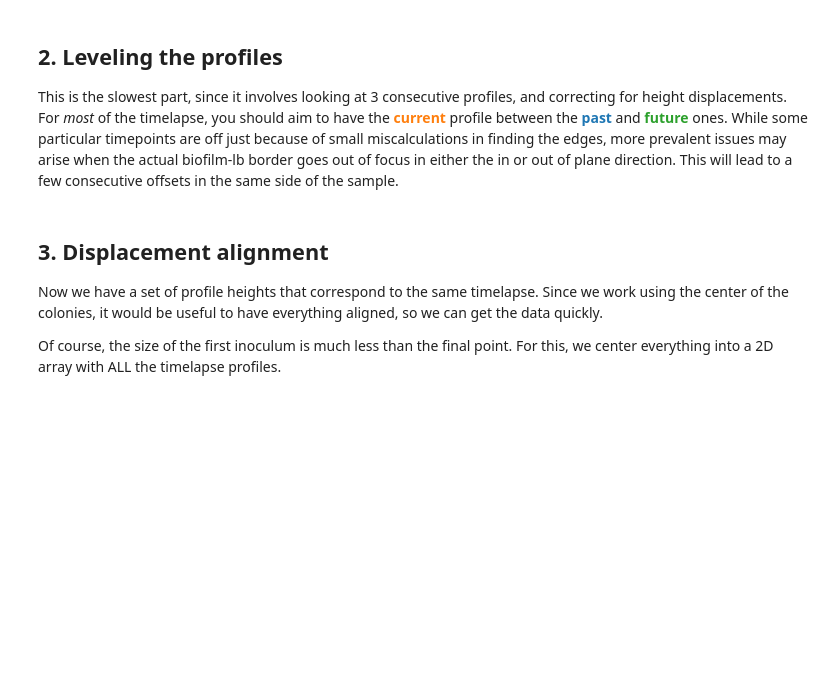
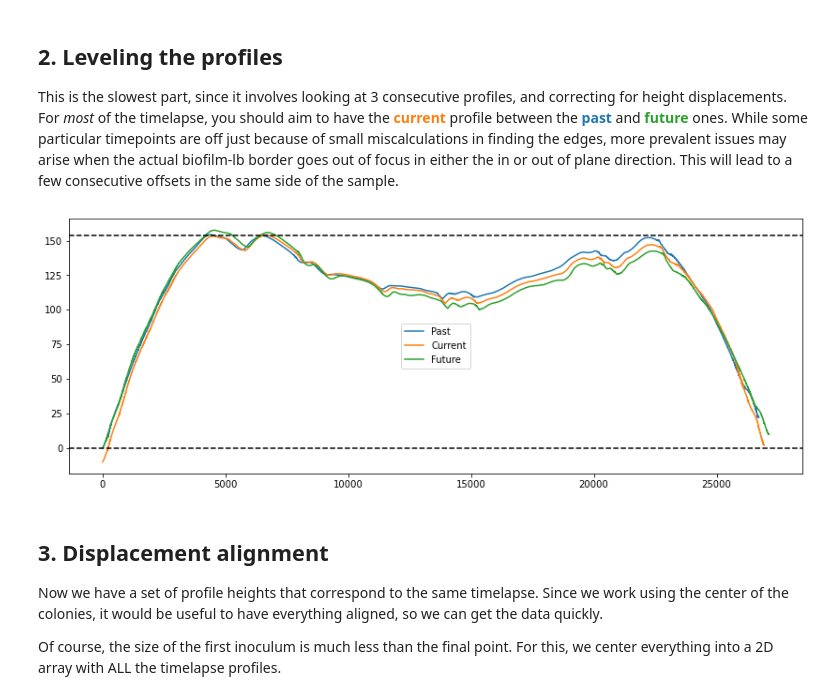
Before and after one commit to pbravoc/biofilm_surface_growth, a Jupyter notebook: data/clean_tutorial.ipynb, the cells around one changed output. Saved outputs shown, nothing was run; the diff lists cells and outputs as text; code cells hidden in the pictures; blank space fills up the shorter version.

```diff
--- a/data/clean_tutorial.ipynb
+++ b/data/clean_tutorial.ipynb
@@ -228,12 +235,14 @@ This is the slowest part, since it involves looking at 3 consecutive profiles, a
 While some particular timepoints are off just because of small miscalculations in finding the edges, more prevalent issues may arise when the actual biofilm-lb border goes out of focus in either the in or out of plane direction. This will lead to a few consecutive offsets in the same side of the sample.
 # %%
 #5
-i = 47
-#offsets[143,1] =
+i = 57
+#offsets[94,0] -= -2
 offsets[i,0] += 0.0
-offsets[i,1] += 0.0
+offsets[i,1] += 6.0
 plotrel_profile(i, C, offsets)
-#plt.ylim(0, 700)
+#plt.ylim(170, 200)
+# %% [output]
+[figure, added]
 # %%
 offsets
 # %%
```
Also changed, not shown: parts of 12 cells of this notebook, 10 other files.
